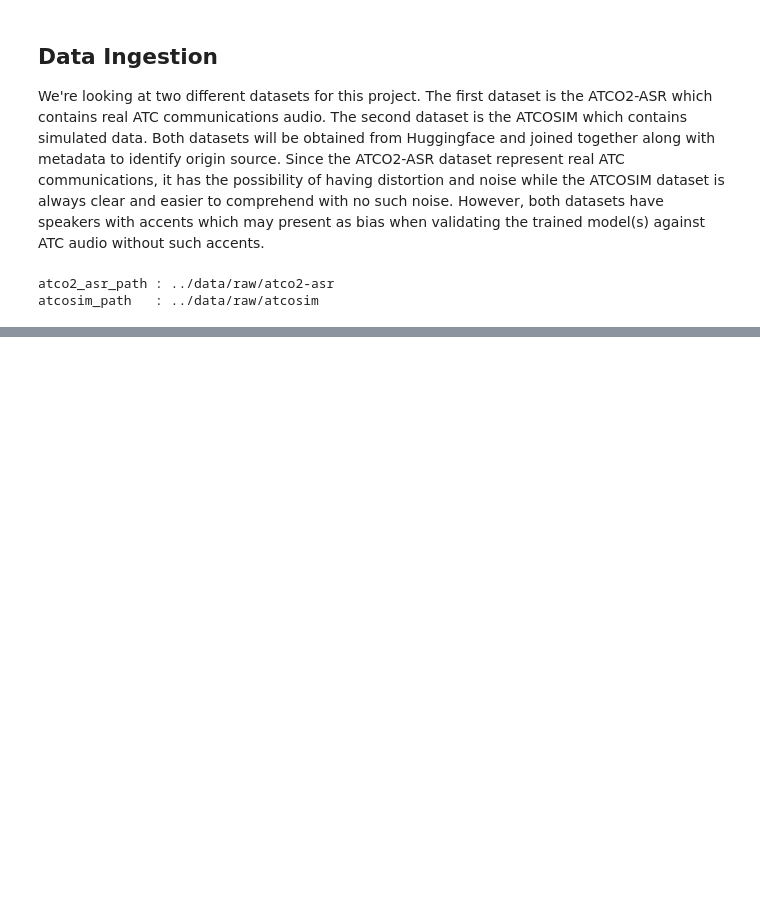
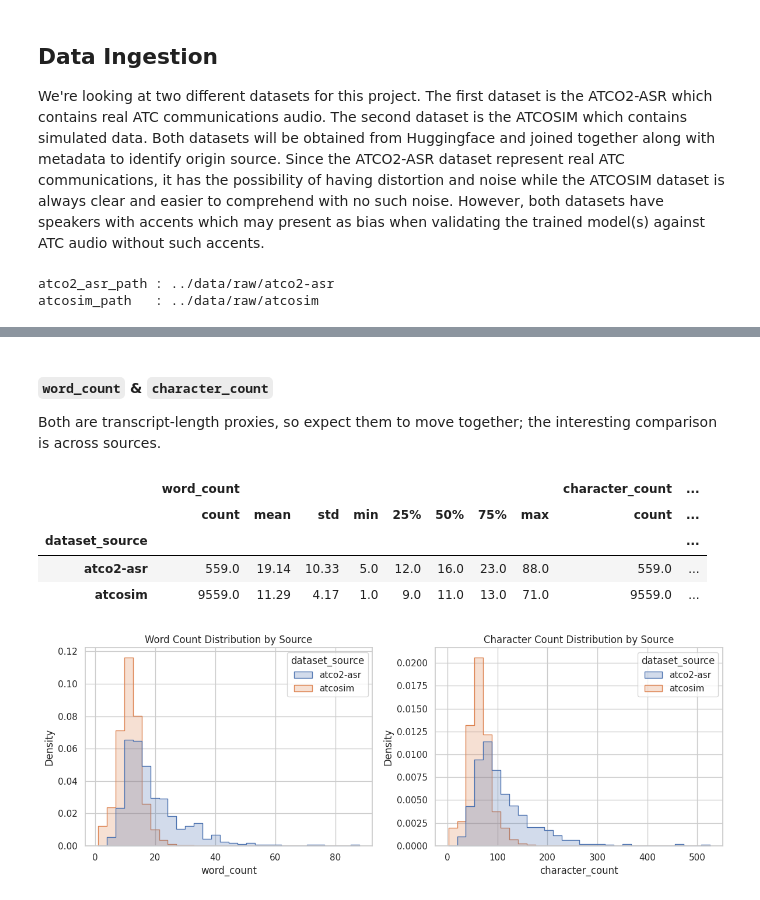
Before and after one commit to BrettFX/UMBC-DATA606-Capstone, a Jupyter notebook: notebooks/allen_data_606_proposal_eda.ipynb, the cells around one changed output, grey strips where cells are left out. Saved outputs shown, nothing was run; the diff lists cells and outputs as text; code cells hidden in the pictures; blank space fills up the shorter version.

```diff
--- a/notebooks/allen_data_606_proposal_eda.ipynb
+++ b/notebooks/allen_data_606_proposal_eda.ipynb
@@ -45,0 +288,28 @@ atcosim_dataset = load_dataset("jlvdoorn/atcosim", cache_dir=atcosim_path)
+# %% [markdown]
+#### `word_count` & `character_count`
+Both are transcript-length proxies, so expect them to move together; the interesting comparison is across sources.
+# %%
+display(utterance_df.groupby("dataset_source")[["word_count", "character_count"]].describe().round(2))
+
+fig, axes = plt.subplots(1, 2, figsize=(12, 4.5))
+sns.histplot(
+    data=utterance_df, x="word_count", hue="dataset_source", bins=30,
+    element="step", stat="density", common_norm=False, ax=axes[0],
+)
+axes[0].set_title("Word Count Distribution by Source")
+
+sns.histplot(
+    data=utterance_df, x="character_count", hue="dataset_source", bins=30,
+    element="step", stat="density", common_norm=False, ax=axes[1],
+)
+axes[1].set_title("Character Count Distribution by Source")
+
+plt.tight_layout()
+plt.show()
+# %% [output]
+|  | word_count |  |  |  |  |  |  |  | character_count | ... |
+|  | count | mean | std | min | 25% | 50% | 75% | max | count | ... |
+| dataset_source |  |  |  |  |  |  |  |  |  | ... |
+| atco2-asr | 559.0 | 19.14 | 10.33 | 5.0 | 12.0 | 16.0 | 23.0 | 88.0 | 559.0 | ... |
+| atcosim | 9559.0 | 11.29 | 4.17 | 1.0 | 9.0 | 11.0 | 13.0 | 71.0 | 9559.0 | ... |
+[figure, added]
```
Also changed, not shown: parts of 69 cells of this notebook, 5 other files.
